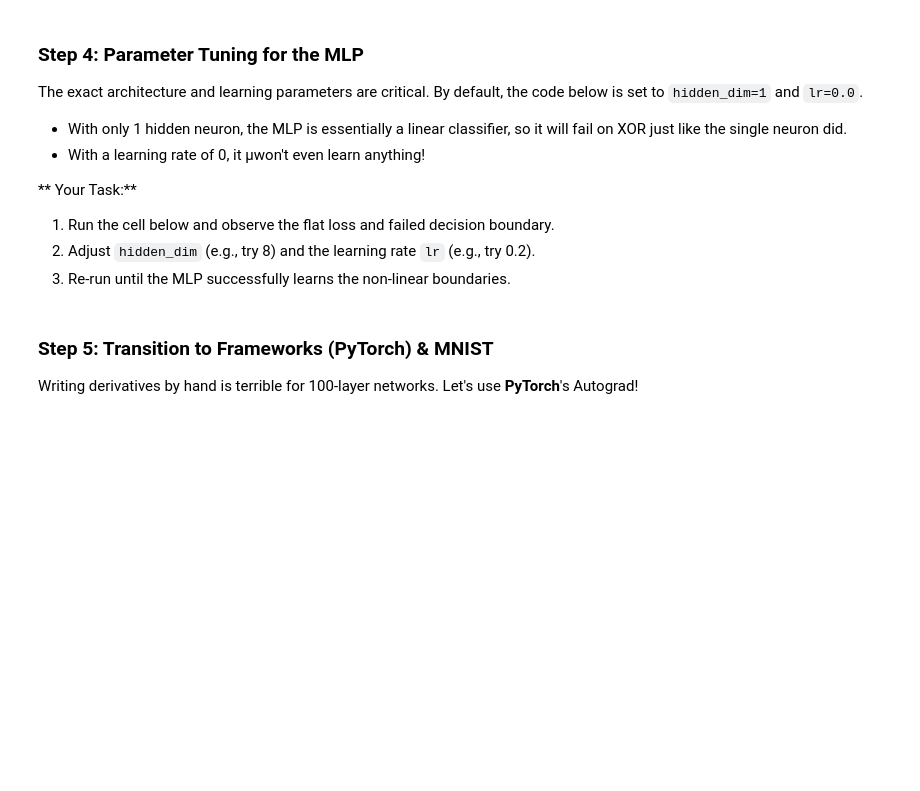
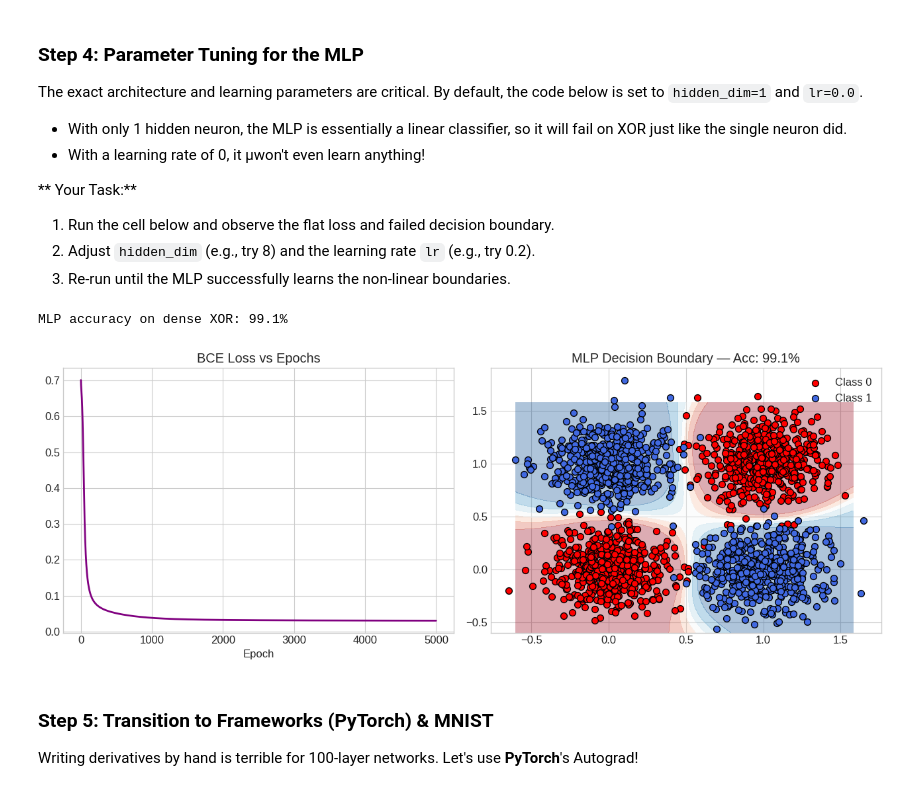
Before and after one commit to kassingit/IA-EMBARQUEE, a Jupyter notebook: Lab2.ipynb, the cells around one changed output. Saved outputs shown, nothing was run; the diff lists cells and outputs as text; code cells hidden in the pictures; blank space fills up the shorter version.

```diff
--- a/Lab2.ipynb
+++ b/Lab2.ipynb
@@ -262,13 +280,13 @@ class ManualMLP:
         self.X = X
         # ── TODO: Layer 1 ────────────────────────────────────────────────────
         # Refer to the formulas in Section 1.1 to compute Z1 and the activation A1 (use Tanh).
-        self.Z1 = None # <- replace
-        self.A1 = None # <- replace
+        self.Z1 = self.X @ self.W1  + self.b1 # <- replace
+        self.A1 = np.tanh(self.Z1) # <- replace
 
         # ── TODO: Layer 2 ────────────────────────────────────────────────────
         # Refer to Section 1.1 to compute Z2 and the final activation A2 (use Sigmoid).
-        self.Z2 = None # <- replace
-        self.A2 = None # <- replace
+        self.Z2 = self.A1 @ self.W2 + self.b2 # <- replace
+        self.A2 = sigmoid(self.Z2) # <- replace
         # ─────────────────────────────────────────────────────────────────────
         return self.A2
 
@@ -278,16 +296,16 @@ class ManualMLP:
         # Implement the gradients for the output layer (dZ2, dW2, db2).
         # Refer to the mathematical formulas in Section 1.2.
         # Hint: use np.sum(..., axis=0, keepdims=True) for the bias gradient.
-        dZ2 = None # <- replace
-        dW2 = None # <- replace
-        db2 = None # <- replace
+        dZ2 = self.A2 - Y # <- replace
+        dW2 = (1/m) * ((self.A1).T) @  dZ2 # <- replace
+        db2 = (1/m) * np.sum(dZ2, axis=0, keepdims=True) # <- replace
 
         # ── TODO: 2. Hidden Layer Error & Gradients ──────────────────────────
         # Implement the errors and gradients for the hidden layer (dZ1, dW1, db1).
         # Refer to Section 1.2. Hint: use the provided `d_tanh(self.Z1)` helper.
-        dZ1 = None # <- replace
-        dW1 = None # <- replace
-        db1 = None # <- replace
+        dZ1 = (dZ2 @ (self.W2).T) * d_tanh(self.Z1) # <- replace
+        dW1 = (1/m)*((self.X).T) @ dZ1 # <- replace
+        db1 = (1/m) * np.sum(dZ1, axis=0, keepdims=True) # <- replace
         # ─────────────────────────────────────────────────────────────────────
 
         # 3. Update Weights (Gradient Descent)
@@ -301,7 +319,10 @@ class ManualMLP:
             # ── TODO: BCE Loss ───────────────────────────────────────────────
             # Implement BCE Loss using A2 and Y (Refer to Section 1.3).
             # Note: Add 1e-9 to A2 and (1-A2) inside the logarithms to avoid log(0) errors.
-            loss = None # <- replace
+            eps = 1e-9
+            Y_pred = np.clip(A2,eps,1-eps)
+            loss = -np.mean(Y * np.log(Y_pred) + (1.0 - Y) * np.log(1.0 - Y_pred)) # <- resplace
+
             # ─────────────────────────────────────────────────────────────────
             self.backward(Y)
             history.append(loss)
@@ -319,28 +340,31 @@ The exact architecture and learning parameters are critical. By default, the cod
 # %%
 # ── Step 4: Train MLP on Dense XOR ───────────────────────────────────────────
 np.random.seed(42)  # For reproducible results
 
 # ── TODO: Find the right parameters! ─────────────────────────────────────────
-mlp = ManualMLP(hidden_dim=1, lr=0.0)  # <- Change these values!
+mlp = ManualMLP(hidden_dim=6, lr=0.8)  # <- Change these values!
 # ─────────────────────────────────────────────────────────────────────────────
 
 history = mlp.train(X_xor, y_xor, epochs=5000)
 y_pred_mlp = (mlp.forward(X_xor) >= 0.5).astype(int)
 acc_mlp = np.mean(y_pred_mlp.ravel() == y_xor.ravel()) * 100
 print(f"MLP accuracy on dense XOR: {acc_mlp:.1f}%")
 
 h = 0.02
 xx, yy = np.meshgrid(np.arange(-0.6, 1.6, h), np.arange(-0.6, 1.6, h))
 Z = mlp.forward(np.c_[xx.ravel(), yy.ravel()]).reshape(xx.shape)
 
 fig, axes = plt.subplots(1, 2, figsize=(13, 5))
 axes[0].plot(history, color="purple", lw=2)
 axes[0].set_title("BCE Loss vs Epochs"); axes[0].set_xlabel("Epoch")
 axes[1].contourf(xx, yy, Z, alpha=0.35, cmap="RdBu")
 axes[1].scatter(X_xor[y_xor[:,0]==0,0], X_xor[y_xor[:,0]==0,1], c="red",       s=50, edgecolors="k", label="Class 0")
 axes[1].scatter(X_xor[y_xor[:,0]==1,0], X_xor[y_xor[:,0]==1,1], c="royalblue", s=50, edgecolors="k", label="Class 1")
 axes[1].set_title(f"MLP Decision Boundary — Acc: {acc_mlp:.1f}%")
 axes[1].legend(); plt.tight_layout(); plt.show()
+# %% [output]
+MLP accuracy on dense XOR: 99.1%
+[figure, added]
 # %% [markdown]
 ### Step 5: Transition to Frameworks (PyTorch) & MNIST
 Writing derivatives by hand is terrible for 100-layer networks. Let's use **PyTorch**'s Autograd!
```
Also changed, not shown: parts of 9 cells of this notebook.
